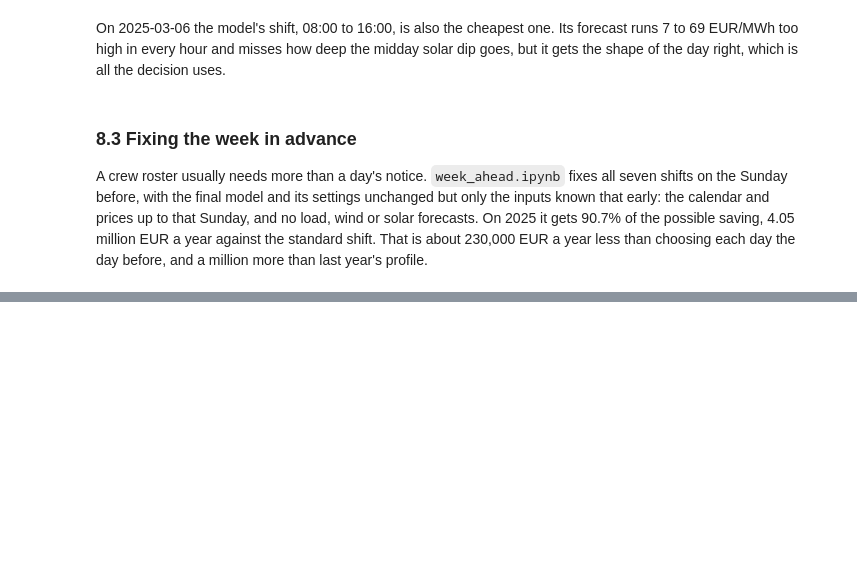
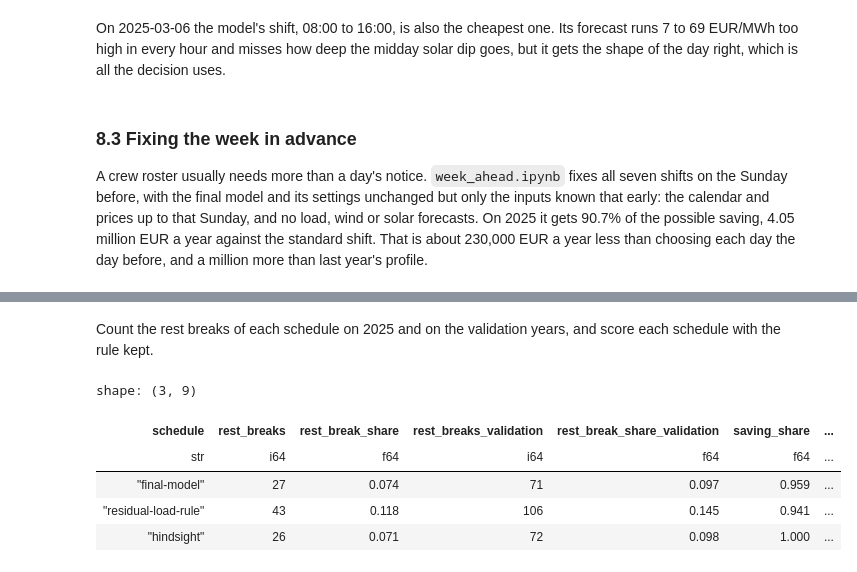
Before and after one commit to martin-gbeck/dba-group-project, a Jupyter notebook: de_price_forecast.ipynb, the cells around one changed output, grey strips where cells are left out. Saved outputs shown, nothing was run; the diff lists cells and outputs as text; code cells hidden in the pictures; blank space fills up the shorter version.

```diff
--- a/de_price_forecast.ipynb
+++ b/de_price_forecast.ipynb
@@ -2257,0 +2271,40 @@ A crew roster usually needs more than a day's notice. `week_ahead.ipynb` fixes a
+# %% [markdown]
+Count the rest breaks of each schedule on 2025 and on the validation years, and score each schedule with the rule kept.
+# %%
+REST_SCORES = {
+    "final-model": pl.col("pred") + premium(),
+    "residual-load-rule": pl.col("fc_residual"),
+}
+rest_2025 = test_frame.pipe(rest_check, REST_SCORES)
+# each validation year on its own, so no schedule runs across the gap between folds
+rest_validation = (
+    pl.concat(
+        [
+            oof.filter(pl.col("year") == year).pipe(rest_check, REST_SCORES)
+            for year in FOLDS.values()
+        ]
+    )
+    .group_by("schedule", maintain_order=True)
+    .agg(
+        rest_breaks_validation=pl.col("rest_breaks").sum(),
+        rest_break_share_validation=pl.col("rest_breaks").sum() / pl.col("days").sum(),
+    )
+)
+rest_2025.join(rest_validation, on="schedule").select(
+    "schedule",
+    "rest_breaks",
+    "rest_break_share",
+    "rest_breaks_validation",
+    "rest_break_share_validation",
+    "saving_share",
+    "saving_share_rest",
+    "saving_eur_per_year",
+    "rest_eur_per_year",
+)
+# %% [output]
+shape: (3, 9)
+| schedule | rest_breaks | rest_break_share | rest_breaks_validation | rest_break_share_validation | saving_share | ... |
+| str | i64 | f64 | i64 | f64 | f64 | ... |
+| "final-model" | 27 | 0.074 | 71 | 0.097 | 0.959 | ... |
+| "residual-load-rule" | 43 | 0.118 | 106 | 0.145 | 0.941 | ... |
+| "hindsight" | 26 | 0.071 | 72 | 0.098 | 1.000 | ... |
```
Also changed, not shown: parts of 6 cells of this notebook, 8 other files.
